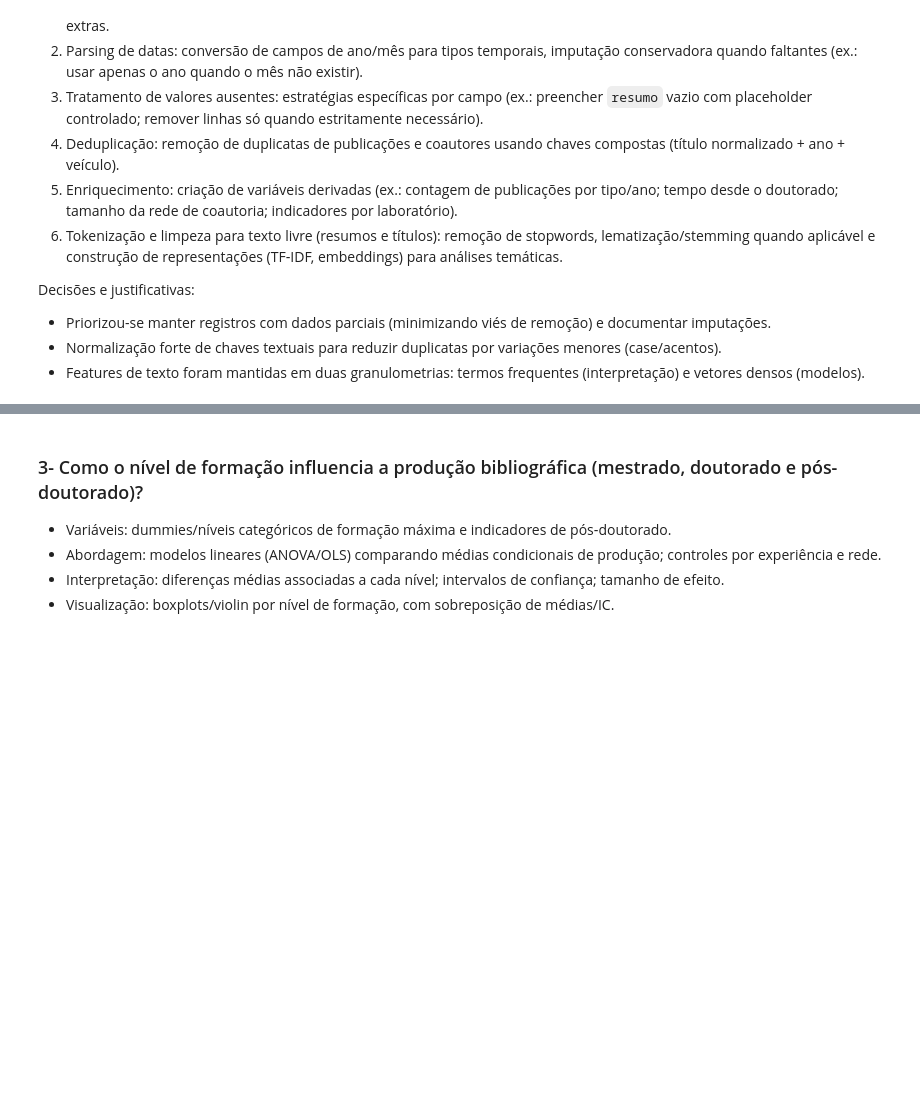
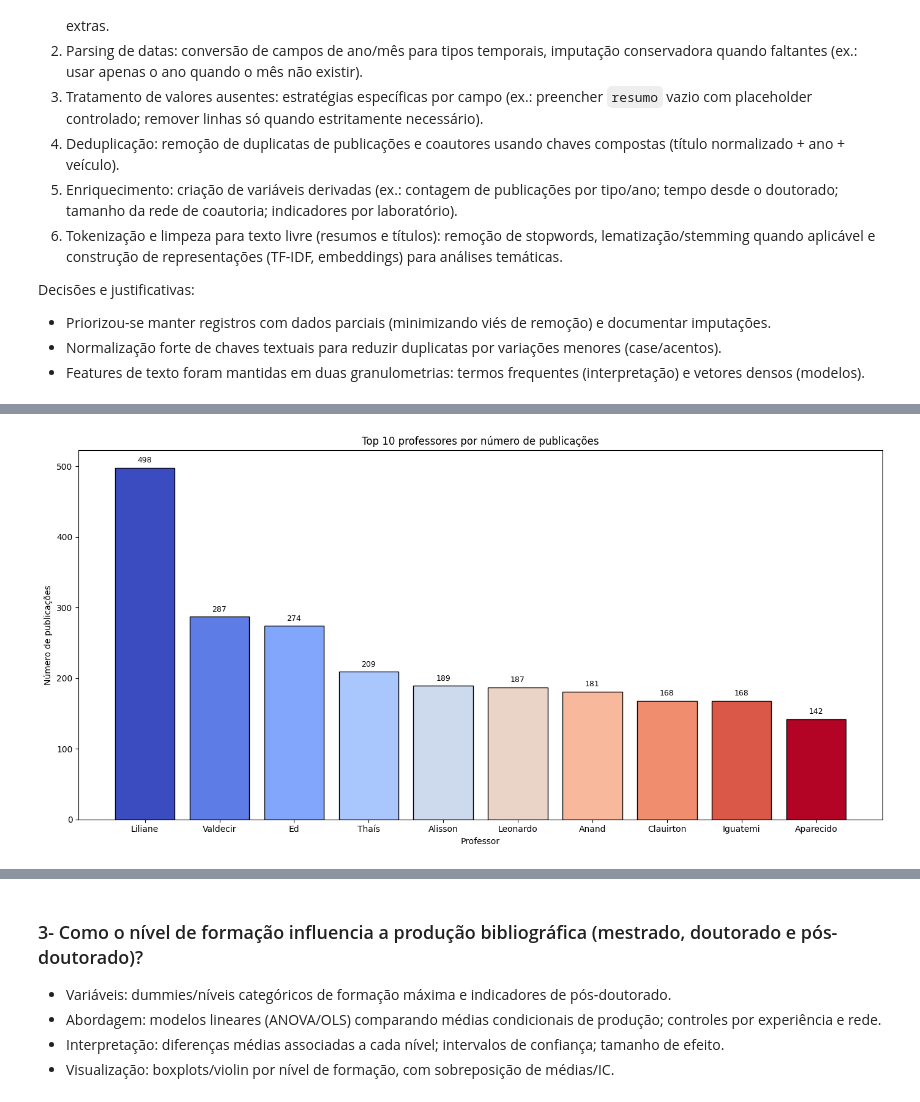
Before and after one commit to cacdia/lattes, a Jupyter notebook: notebook/notebook_relatorio.ipynb, the cells around one changed output, grey strips where cells are left out. Cells and saved outputs as stored; diff of their text form; code cells hidden in the pictures; blank space fills up the shorter version.

```diff
--- a/notebook/notebook_relatorio.ipynb
+++ b/notebook/notebook_relatorio.ipynb
@@ -74,0 +87,9 @@ Decisões e justificativas:
+# %%
+
+def tem_formacao(prof, nivel):
+    for f in prof.get("formacao_academica", []):
+        desc = f.get("tipo_formacao", "").lower()
+        if nivel in desc:
+            return "sim"
+
+    return "não"
@@ -89,0 +190,11 @@ Decisões e justificativas:
+# %%
+ranking_prod= (
+    df.groupby("nome")["quantidade_producoes_bibliograficas"]
+    .sum()
+    .reset_index()
+    .sort_values("quantidade_producoes_bibliograficas", ascending=False)
+)
+# %%
+top10 = ranking_prod.head(10).reset_index(drop=True)
+
+top10
@@ -89,0 +213,33 @@ Decisões e justificativas:
+# %%
+plt.figure(figsize=(14, 7))
+# Usar top10 (já ordenado decrescentemente)
+full_names = top10["nome"]
+names = full_names.str.split().str[0]  # pegar apenas o primeiro nome
+counts = top10["quantidade_producoes_bibliograficas"].astype(int)
+# Paleta coolwarm: mapear cada barra para uma cor
+cmap = plt.get_cmap("coolwarm")
+colors = [
+    cmap(i / (len(counts) - 1 if len(counts) > 1 else 1)) for i in range(len(counts))
+]
+# Plotar barras verticais
+bars = plt.bar(names, counts, color=colors, edgecolor="black")
+# Adicionar rótulos com o número de publicações acima de cada barra
+for bar in bars:
+    height = bar.get_height()
+    plt.text(
+        bar.get_x() + bar.get_width() / 2,
+        height + max(counts) * 0.01,
+        f"{int(height)}",
+        ha="center",
+        va="bottom",
+        fontsize=9,
+    )
+plt.xlabel("Professor")
+plt.ylabel("Número de publicações")
+plt.title("Top 10 professores por número de publicações")
+# Melhorar legibilidade dos rótulos do eixo x
+
+plt.tight_layout()
+plt.show()
+# %% [output]
+[figure, added]
```
Also changed, not shown: parts of 12 cells of this notebook.
